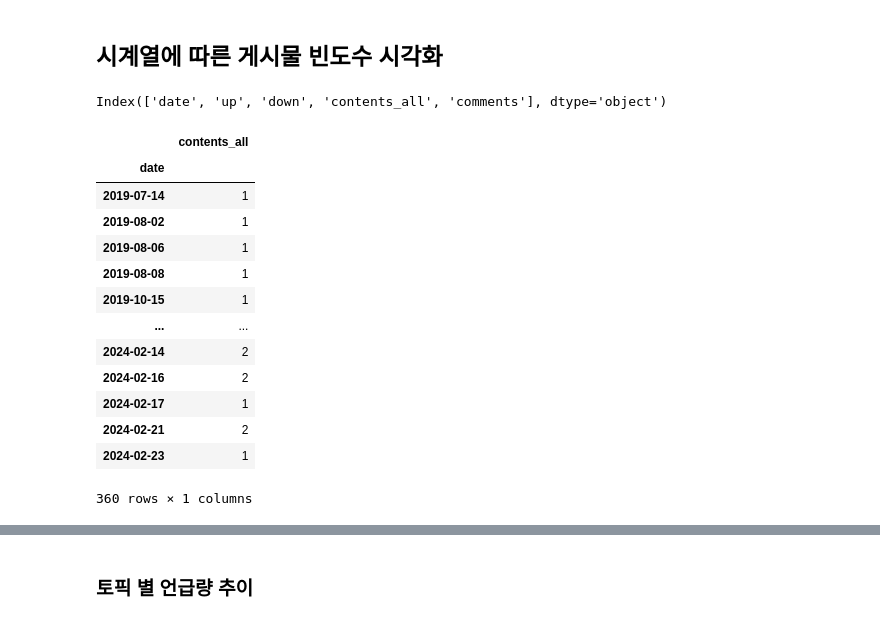
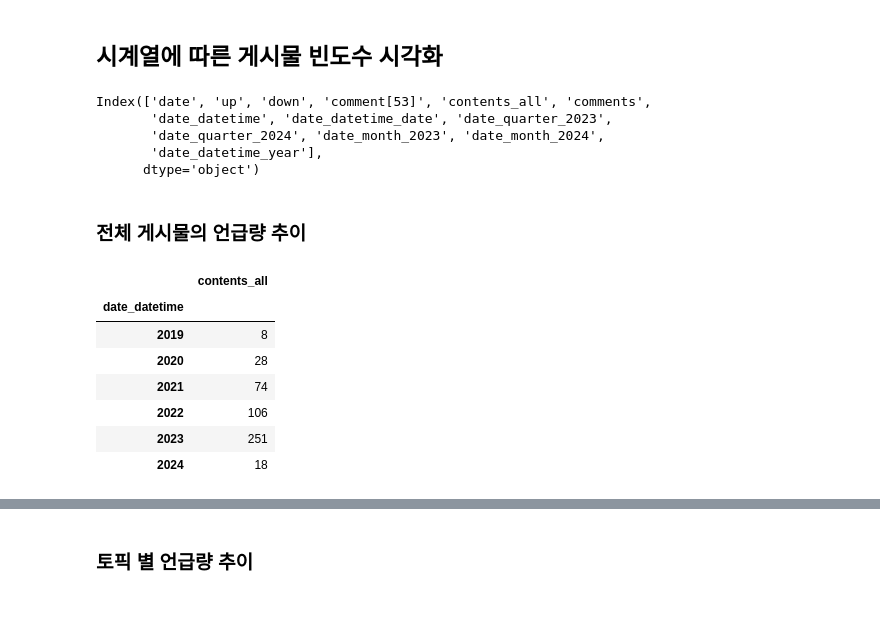
Before and after one commit to kdj0712/teamKim1, a Jupyter notebook: data/dcinside.ipynb, the cells around one changed output, grey strips where cells are left out. Cells and saved outputs as stored; diff of their text form; code cells hidden in the pictures.

```diff
--- a/data/dcinside.ipynb
+++ b/data/dcinside.ipynb
@@ -40,3 +38,7 @@ len(comments)
+# %%
+comments = []
+for x in range(53):
+    comments.append(f'comment[{x}]')
 # %%
 df_dc['comments'] = df_dc['comment[0]']
 for x in range(1,len(comments)) :
@@ -277,30 +274,30 @@ pivot_table # 군집의 크기는 0>3>2>1>4 순으로 많다.
 # %%
 df_dc.columns
 # %% [output]
-Index(['date', 'up', 'down', 'contents_all', 'comments'], dtype='object')
+Index(['date', 'up', 'down', 'comment[53]', 'contents_all', 'comments',
+       'date_datetime', 'date_datetime_date', 'date_quarter_2023',
+       'date_quarter_2024', 'date_month_2023', 'date_month_2024',
+       'date_datetime_year'],
+      dtype='object')
 # %%
 df_dc['date'] = pd.to_datetime(df_dc['date'])
-df_dc['date'] = df_dc['date'].dt.date
+df_dc['date_datetime_year'] = df_dc['date'].dt.year
+# %% [markdown]
+### 전체 게시물의 언급량 추이
 # %%
 pivot_table_by_date = pd.pivot_table(data=df_dc,
                values='contents_all',
-               index='date',
+               index='date_datetime',
                aggfunc='count')
 pivot_table_by_date
 # %% [output]
 |  | contents_all |
-| date |  |
-| 2019-07-14 | 1 |
-| 2019-08-02 | 1 |
-| 2019-08-06 | 1 |
-| 2019-08-08 | 1 |
-| 2019-10-15 | 1 |
-| ... | ... |
-| 2024-02-14 | 2 |
-| 2024-02-16 | 2 |
-| 2024-02-17 | 1 |
-| 2024-02-21 | 2 |
-| 2024-02-23 | 1 |
+| date_datetime |  |
+| 2019 | 8 |
+| 2020 | 28 |
+| 2021 | 74 |
+| 2022 | 106 |
+| 2023 | 251 |
+| 2024 | 18 |
-360 rows × 1 columns
 # %%
 list_datetime = pivot_table_by_date.index.tolist()
```
Also changed, not shown: parts of 34 cells of this notebook, 1 other file.
